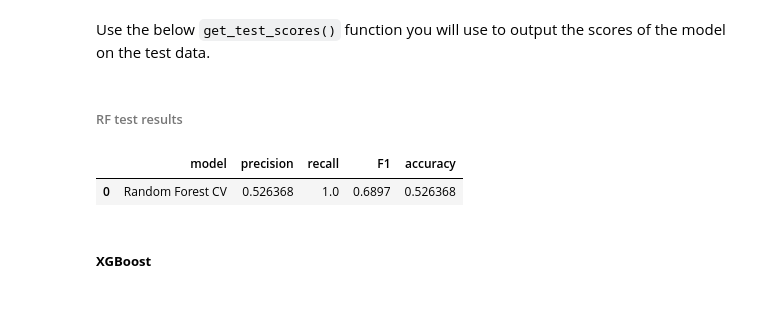
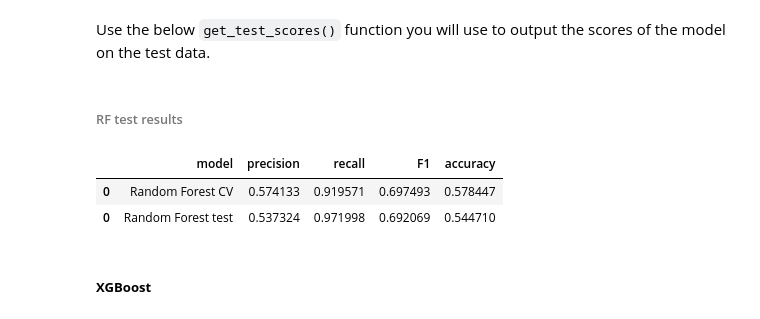
Before and after one commit to oceanvillage/project-taxi-analysis, a Jupyter notebook: project-taxi-analysis.ipynb, the cells around one changed output. Drawn from its saved outputs; the diff is of its cells as text; code cells hidden in the pictures.

```diff
--- a/project-taxi-analysis.ipynb
+++ b/project-taxi-analysis.ipynb
@@ -341,10 +350,10 @@ Name: generous, dtype: int64
 ##### **Split the data**
 # %%
 # Isolate target variable (y)
-y=df2['generous']
+y=df3['generous']
 
 # Isolate the features (X)
-X=df2.drop(['generous'], axis=1)
+X=df3.drop(['generous'], axis=1)
 
 # Split into train and test sets
 X_train, X_test, y_train, y_test = train_test_split(X, y,
@@ -371,11 +378,11 @@ def read_pickle(path, saved_model_name:str):
 rf = RandomForestClassifier(random_state=0)
 
 # 2. Create a dictionary of hyperparameters to tune
-cv_params = {'max_depth': [2,3,4, None],
+cv_params = {'max_depth': [2,3,4],
              'min_samples_leaf': [1,2,3],
              'min_samples_split': [2,3,4],
              'max_features': [2,3,4],
-             'n_estimators': [75, 100, 125]
+             'n_estimators': [10, 100, 300]
              }
 
 # 3. Define a set of scoring metrics to capture
@@ -383,5 +390,3 @@ scoring = {'accuracy', 'precision', 'recall', 'f1'}
 
 # 4. Instantiate the GridSearchCV object
 rf_cv = GridSearchCV(rf, cv_params, scoring=scoring, cv=4, refit='f1')
-# %%
-rf_cv = read_pickle('/assets/',"rf_cv")
@@ -464,7 +467,7 @@ def make_results(model_name:str, model_object, metric:str):
 
     return table
 # %%
-rf_cv_results = make_results('Random Forest CV', rf_cv,'f1')
-rf_cv_results
+results = make_results('Random Forest CV', rf_cv,'f1')
+results
 # %% [output]
 |  | model | precision | recall | F1 | accuracy |
@@ -506,10 +509,14 @@ def get_test_scores(model_name:str, preds, y_test_data):
 ###### RF test results
 # %%
  # Get scores on test data
-get_test_scores('Random Forest CV', rf_preds, y_test)
+rf_test_result = get_test_scores('Random Forest test', rf_preds, y_test)
+
+results = pd.concat([results, rf_test_result], axis=0)
+results
 # %% [output]
 |  | model | precision | recall | F1 | accuracy |
-| 0 | Random Forest CV | 0.526368 | 1.0 | 0.6897 | 0.526368 |
+| 0 | Random Forest CV | 0.574133 | 0.919571 | 0.697493 | 0.578447 |
+| 0 | Random Forest test | 0.537324 | 0.971998 | 0.692069 | 0.544710 |
 # %% [markdown]
 ##### **XGBoost**
 # %%
```
Also changed, not shown: parts of 35 cells of this notebook.
